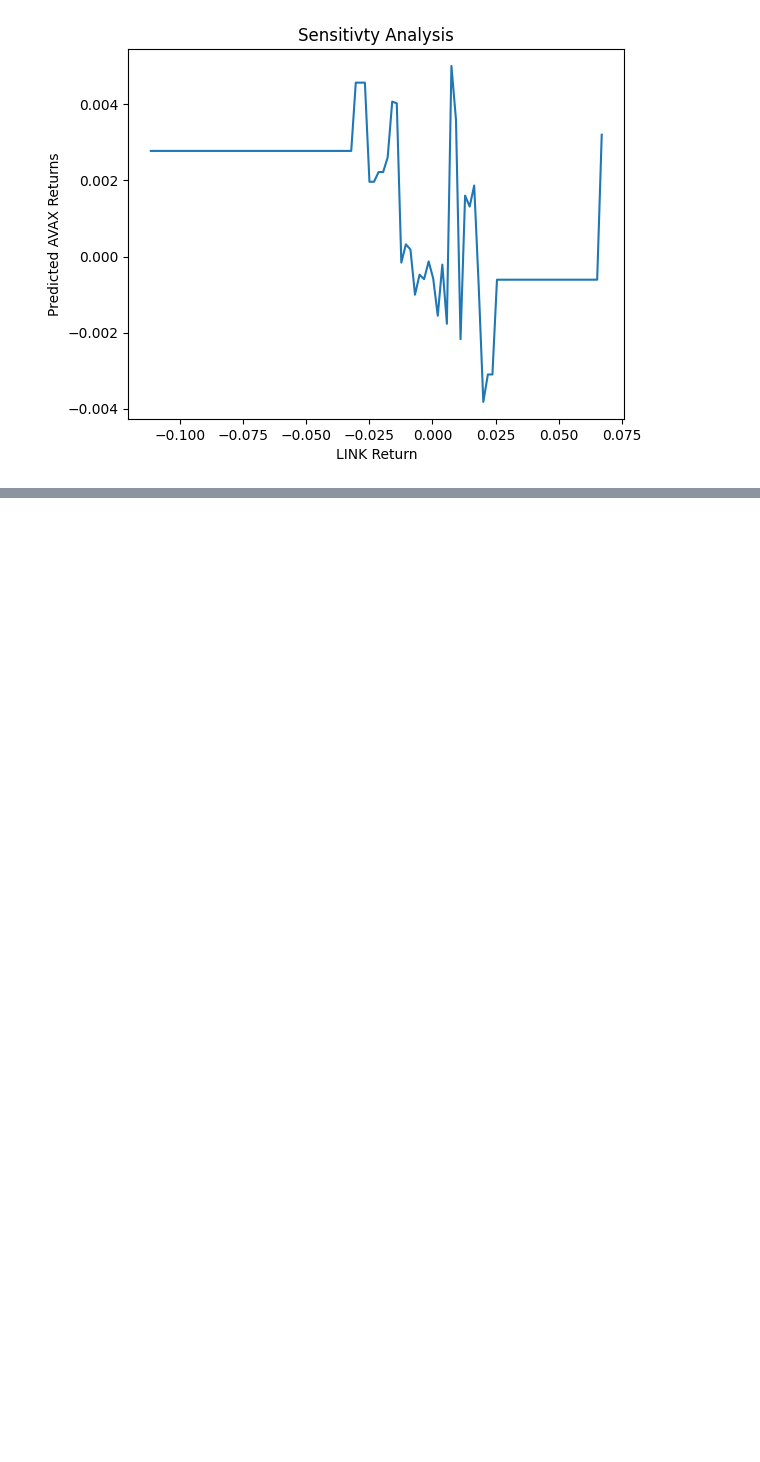
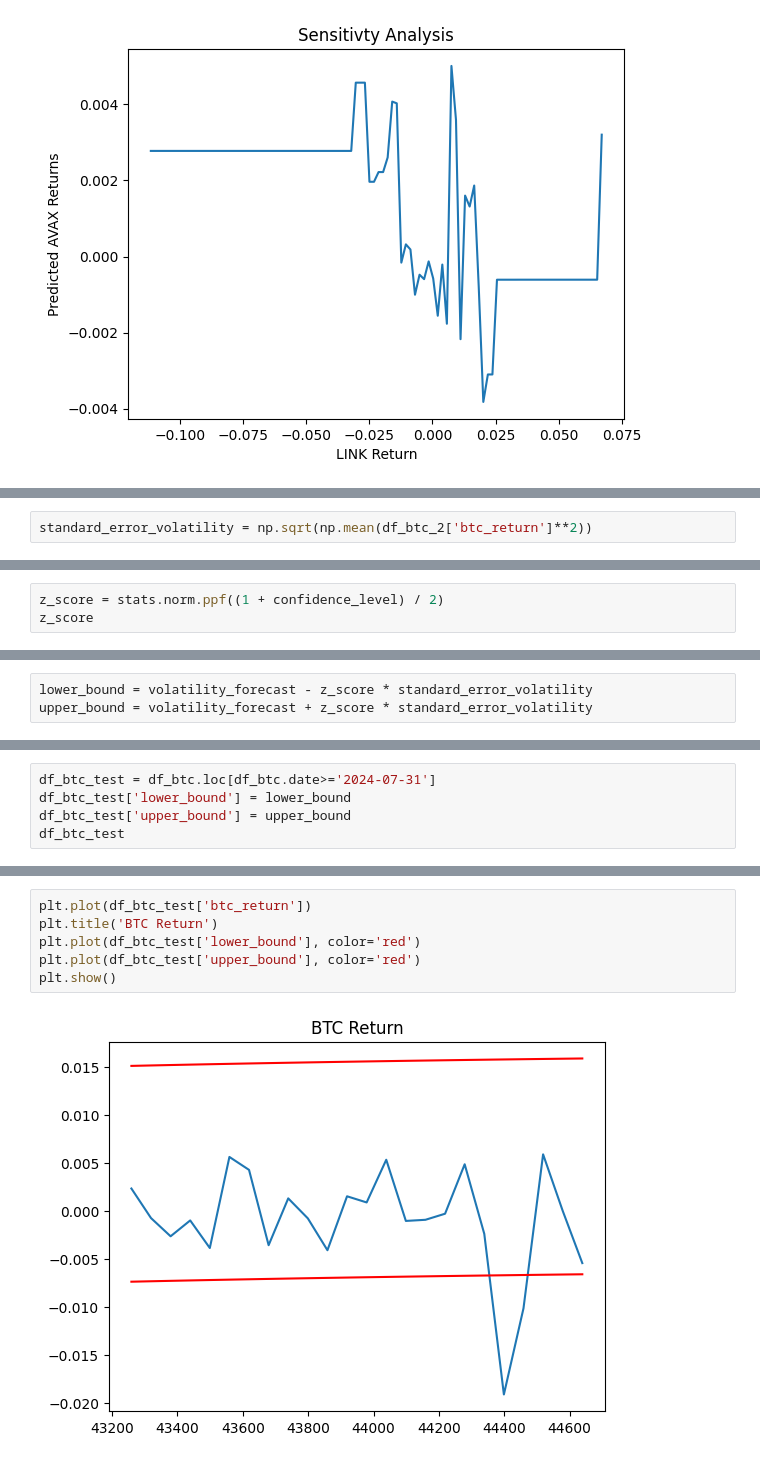
Before and after one commit to outfox330/ML_Models_on_Time_Series, a Jupyter notebook: BTC_FORECAST.ipynb, the cells around one changed output, grey strips where cells are left out. Drawn from its saved outputs; the diff is of its cells as text; blank space fills up the shorter version.

```diff
--- a/BTC_FORECAST.ipynb
+++ b/BTC_FORECAST.ipynb
@@ -1481,0 +1649,2 @@ See the caveats in the documentation: https://pandas.pydata.org/pandas-docs/stab
+# %%
+standard_error_volatility = np.sqrt(np.mean(df_btc_2['btc_return']**2))
@@ -1481,0 +1655,3 @@ See the caveats in the documentation: https://pandas.pydata.org/pandas-docs/stab
+# %%
+z_score = stats.norm.ppf((1 + confidence_level) / 2)
+z_score
@@ -1481,0 +1660,3 @@ See the caveats in the documentation: https://pandas.pydata.org/pandas-docs/stab
+# %%
+lower_bound = volatility_forecast - z_score * standard_error_volatility
+upper_bound = volatility_forecast + z_score * standard_error_volatility
@@ -1481,0 +1679,5 @@ See the caveats in the documentation: https://pandas.pydata.org/pandas-docs/stab
+# %%
+df_btc_test = df_btc.loc[df_btc.date>='2024-07-31']
+df_btc_test['lower_bound'] = lower_bound
+df_btc_test['upper_bound'] = upper_bound
+df_btc_test
@@ -1481,0 +1712,8 @@ See the caveats in the documentation: https://pandas.pydata.org/pandas-docs/stab
+# %%
+plt.plot(df_btc_test['btc_return'])
+plt.title('BTC Return')
+plt.plot(df_btc_test['lower_bound'], color='red')
+plt.plot(df_btc_test['upper_bound'], color='red')
+plt.show()
+# %% [output]
+[figure, added]
```
Also changed, not shown: parts of 15 cells of this notebook.
